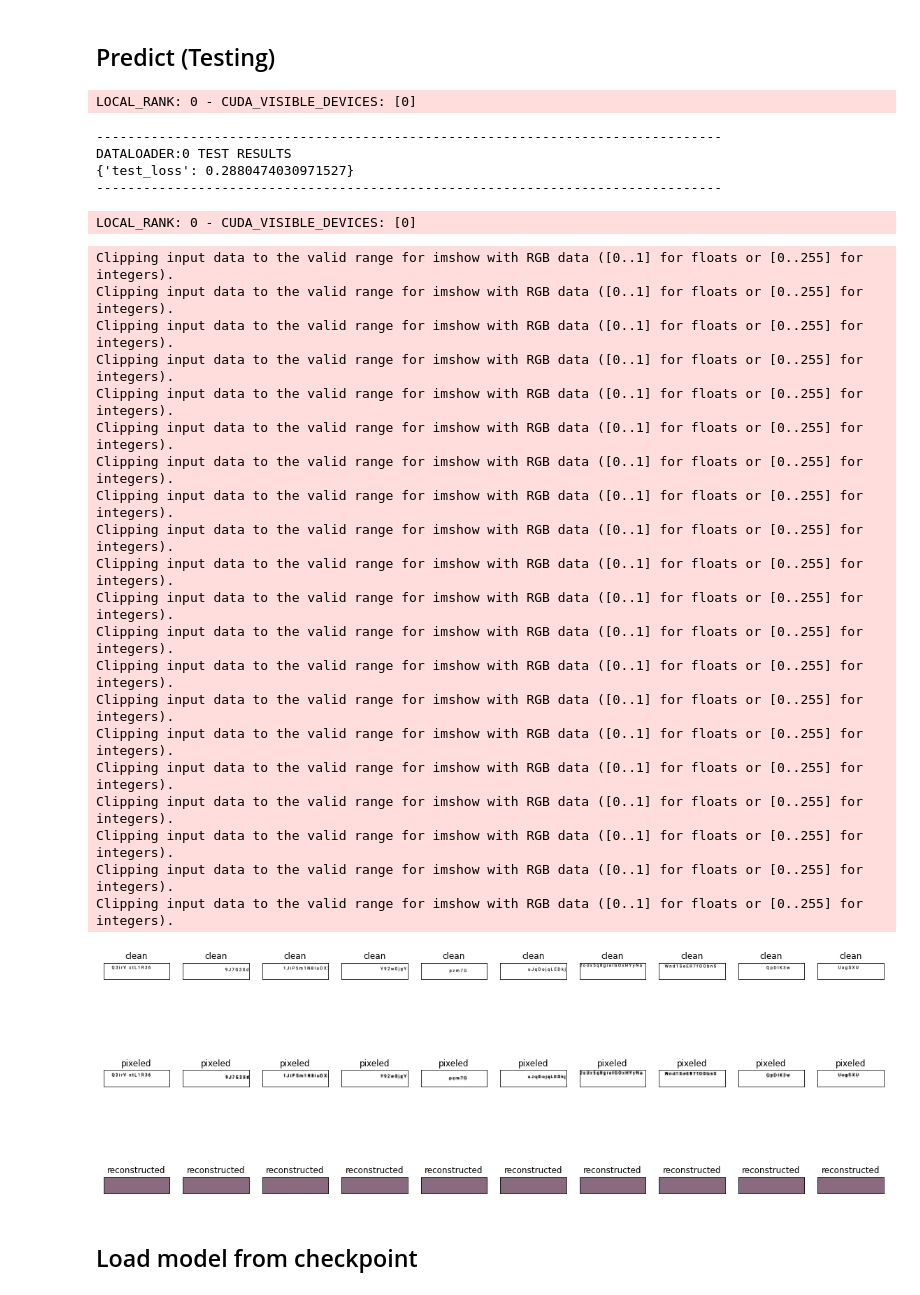
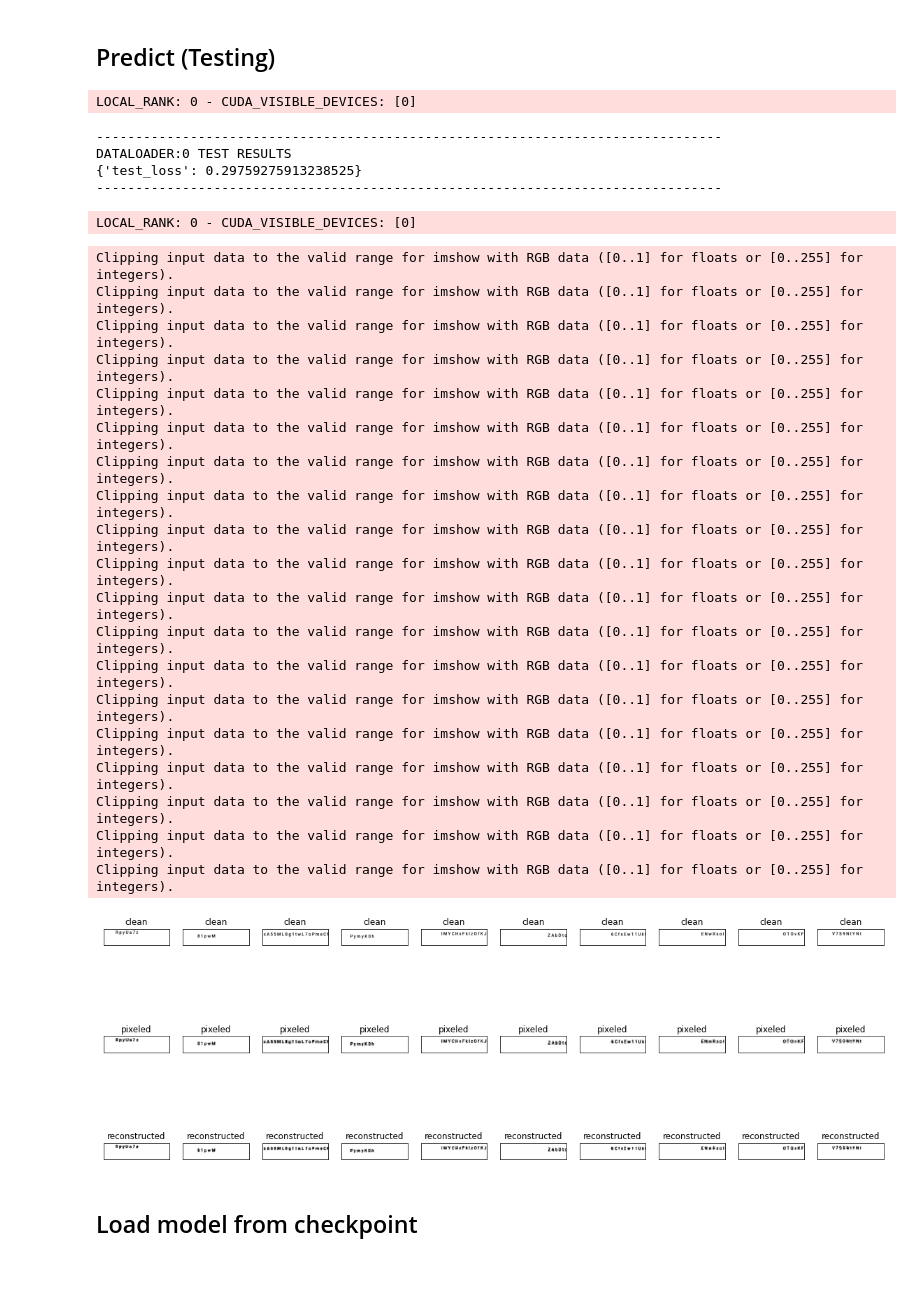
Before and after one commit to samirsalman/Depixelizer, a Jupyter notebook: Depixelizer.ipynb, the cells around one changed output. Cells and saved outputs as stored; diff of their text form; code cells hidden in the pictures.

```diff
--- a/Depixelizer.ipynb
+++ b/Depixelizer.ipynb
@@ -366,7 +367,7 @@ if not os.path.isdir("/content/gdrive/MyDrive/Depixelizer/model/"):
   os.mkdir("/content/gdrive/MyDrive/Depixelizer/model/")
 
 
-trainer = pl.Trainer(max_epochs=100, gpus=1, callbacks=[model_checkpoint, early_stopping])
+trainer = pl.Trainer(max_epochs=35, gpus=1, callbacks=[model_checkpoint, early_stopping])
 
 # callbacks
 trainer.fit(model, train_dataloaders=train_loader, val_dataloaders=val_loader)
@@ -419,7 +419,7 @@ test_loss = trainer.test(model, dataloaders=test_loader)
 LOCAL_RANK: 0 - CUDA_VISIBLE_DEVICES: [0]
 --------------------------------------------------------------------------------
 DATALOADER:0 TEST RESULTS
-{'test_loss': 0.2880474030971527}
+{'test_loss': 0.29759275913238525}
 --------------------------------------------------------------------------------
 # %%
 # get model predictions over the test set
@@ -444,36 +446,35 @@ for i in range(n):
     axs[1][i].imshow(item[0].permute((1, 2, 0)))
     axs[1][i].get_xaxis().set_visible(False)
     axs[1][i].get_yaxis().set_visible(False)
 
     # display reconstructed
     axs[2][i].set_title("reconstructed")
-    axs[2][i].imshow(predictions[0][i].permute((1, 2, 0)))
+    axs[2][i].imshow(np.float32(predictions[0][i].permute((1, 2, 0))))
     axs[2][i].get_xaxis().set_visible(False)
     axs[2][i].get_yaxis().set_visible(False)
 
 plt.show()
 # %% [output]
 Clipping input data to the valid range for imshow with RGB data ([0..1] for floats or [0..255] for integers).
 Clipping input data to the valid range for imshow with RGB data ([0..1] for floats or [0..255] for integers).
 Clipping input data to the valid range for imshow with RGB data ([0..1] for floats or [0..255] for integers).
 Clipping input data to the valid range for imshow with RGB data ([0..1] for floats or [0..255] for integers).
 Clipping input data to the valid range for imshow with RGB data ([0..1] for floats or [0..255] for integers).
 Clipping input data to the valid range for imshow with RGB data ([0..1] for floats or [0..255] for integers).
 Clipping input data to the valid range for imshow with RGB data ([0..1] for floats or [0..255] for integers).
 Clipping input data to the valid range for imshow with RGB data ([0..1] for floats or [0..255] for integers).
 Clipping input data to the valid range for imshow with RGB data ([0..1] for floats or [0..255] for integers).
 Clipping input data to the valid range for imshow with RGB data ([0..1] for floats or [0..255] for integers).
 Clipping input data to the valid range for imshow with RGB data ([0..1] for floats or [0..255] for integers).
 Clipping input data to the valid range for imshow with RGB data ([0..1] for floats or [0..255] for integers).
 Clipping input data to the valid range for imshow with RGB data ([0..1] for floats or [0..255] for integers).
 Clipping input data to the valid range for imshow with RGB data ([0..1] for floats or [0..255] for integers).
 Clipping input data to the valid range for imshow with RGB data ([0..1] for floats or [0..255] for integers).
 Clipping input data to the valid range for imshow with RGB data ([0..1] for floats or [0..255] for integers).
 Clipping input data to the valid range for imshow with RGB data ([0..1] for floats or [0..255] for integers).
 Clipping input data to the valid range for imshow with RGB data ([0..1] for floats or [0..255] for integers).
 Clipping input data to the valid range for imshow with RGB data ([0..1] for floats or [0..255] for integers).
-Clipping input data to the valid range for imshow with RGB data ([0..1] for floats or [0..255] for integers).
-[figure, old version]
+[figure, new version]
 # %% [markdown]
 ## Load model from checkpoint
 # %%
```
Also changed, not shown: parts of 8 cells of this notebook.
